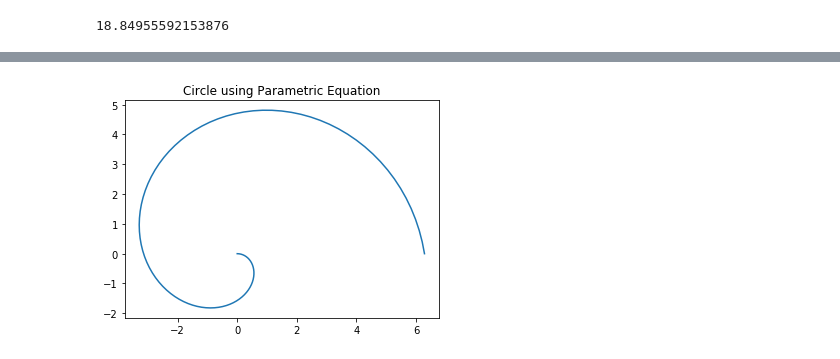
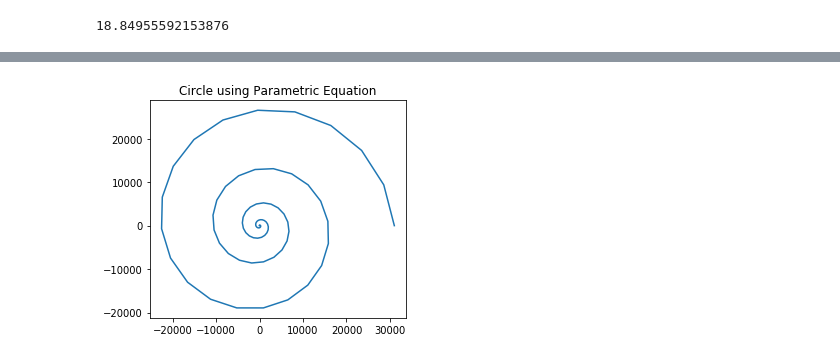
Before and after one commit to MaartenKool/CookBooks, a Jupyter notebook: SarosDial.ipynb, the cells around one changed output, grey strips where cells are left out. Cells and saved outputs as stored; diff of their text form; code cells hidden in the pictures.

```diff
--- a/SarosDial.ipynb
+++ b/SarosDial.ipynb
@@ -505,27 +248,27 @@ plt.plot(x,y);
 # %%
 
 # https://www.delftstack.com/howto/matplotlib/how-to-plot-a-circle-in-matplotlib/import numpy as np
 import matplotlib.pyplot as plt
 
-theta = np.linspace(0, 2*np.pi, 100)
+theta = np.linspace(0, 10*np.pi, 100)
 
-radius = theta
+radius = theta*theta*theta
 
 a = radius*np.cos(theta)
 b = radius*np.sin(-theta)
 
 figure, axes = plt.subplots(1)
 
 axes.plot(a, b)
 axes.set_aspect(1)
 
 plt.title('Circle using Parametric Equation')
 plt.show()
 
 
 # theta = np.linspace(thetaMin, thetaMax, steps)
 # r = theta*3 #*theta
 # x = r*np.cos(theta)
 # y = r*np.sin(-theta)
 # %% [output]
-[figure, old version]
+[figure, new version]
```
Also changed, not shown: parts of 32 cells of this notebook, 1 other file.
